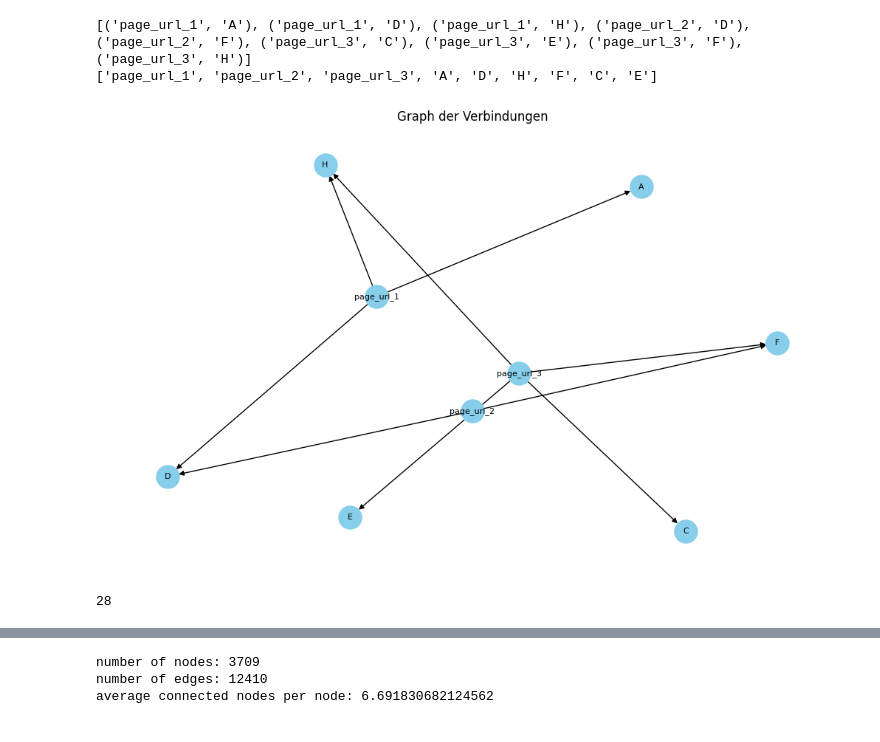
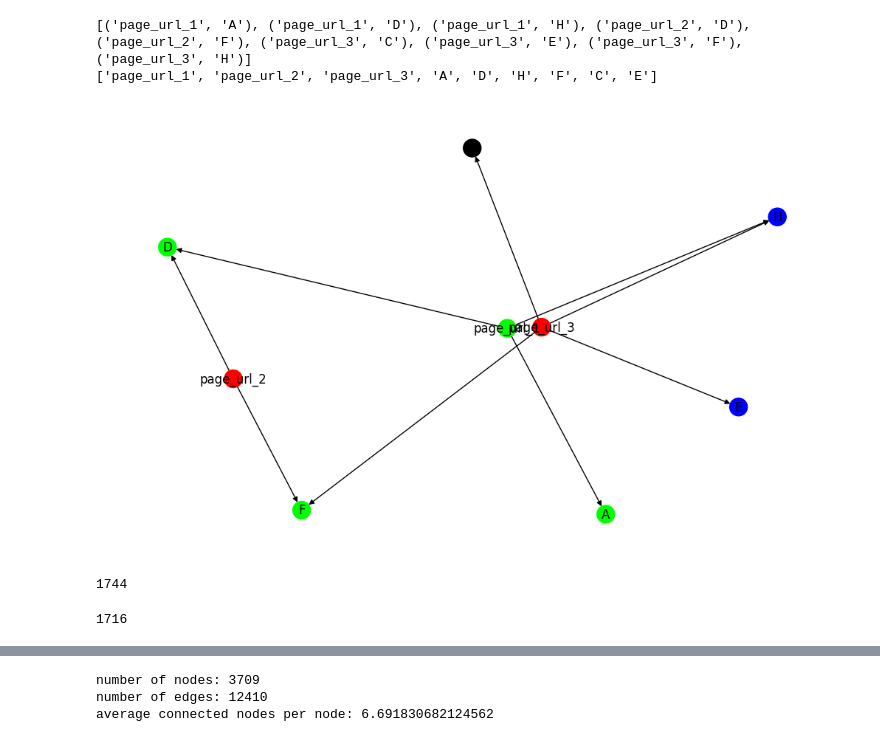
Before and after one commit to rmnrth4/wbth-project, a Jupyter notebook: graph_network/graph-building.ipynb, the cells around one changed output, grey strips where cells are left out. Drawn from its saved outputs; the diff is of its cells as text; code cells hidden in the pictures.

```diff
--- a/graph_network/graph-building.ipynb
+++ b/graph_network/graph-building.ipynb
@@ -62,3 +80,6 @@ for page_url in liste_aller_page_urls:
     test_matrix = pd.concat([test_matrix, pd.DataFrame([new_row])], ignore_index=True)
 test_matrix = test_matrix.assign(page_url=['page_url_1', 'page_url_2', 'page_url_3'])
 test_matrix
+
+# And a data frame with characteristics for your nodes
+carac = pd.DataFrame({ 'page_url':['page_url_1', 'page_url_2', 'page_url_3', 'A', 'D', 'H', 'F', 'C', 'E'], 'color':[(0,1,0),(1,0,0),(1,0,0),(0,1,0),(0,1,0),(0,0,1),(0,1,0),(0,0,0),(0,0,1)]})
@@ -126,13 +178,16 @@ print(G_test.nodes)
 ['page_url_1', 'page_url_2', 'page_url_3', 'A', 'D', 'H', 'F', 'C', 'E']
 # %%
 plt.figure(figsize=(10, 6))
-nx.draw(G_test, with_labels=True, node_color='skyblue', node_size=500, font_size=8)
-plt.title('Graph der Verbindungen')
+# nx.draw(G_test, with_labels=True, node_color='skyblue', node_size=500, font_size=8)
+# plt.title('Graph der Verbindungen')
+# plt.show()
+# node_colors = [(0,1,0),(1,0,0),(1,0,0),(0,1,0),(0,1,0),(0,0,1),(0,1,0),(1,0,0),(0,0,1)]
+nx.draw(G_test, with_labels=True, node_color=carac['color'])
 plt.show()
 # %% [output]
-[figure, old version]
+[figure, new version]
 # %%
-G = nx.Graph()
+G = nx.DiGraph()
 G.add_nodes_from(matrix['page_url'])
 
 for idx, row in matrix.iterrows():
@@ -141,9 +196,11 @@ for idx, row in matrix.iterrows():
         if matrix.loc[idx,column] == True:
             end_node = column
             G.add_edge(start_node, end_node)
-
+print(len(G.nodes()))
 isolates = list(nx.isolates(G))
 G.remove_nodes_from(isolates) # to remove all isolates
 len(isolates)
+len(G.nodes())
 # %% [output]
-28
+1744
+1716
```
Also changed, not shown: parts of 11 cells of this notebook, 2 other files.
